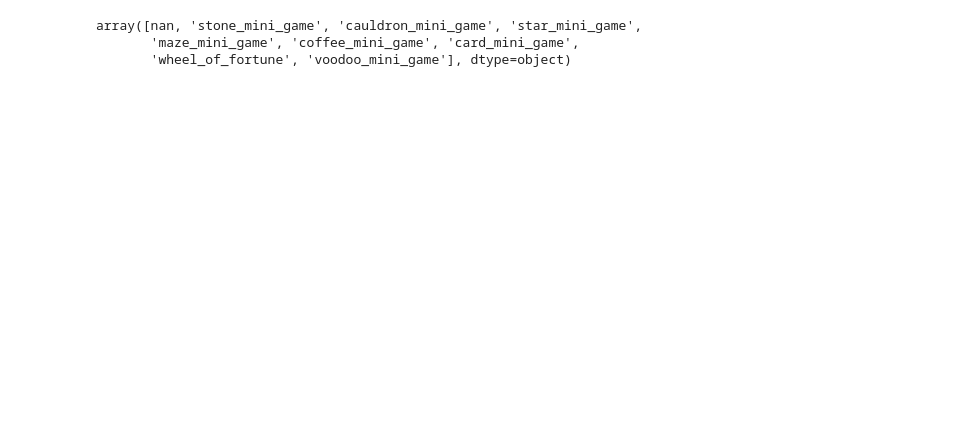
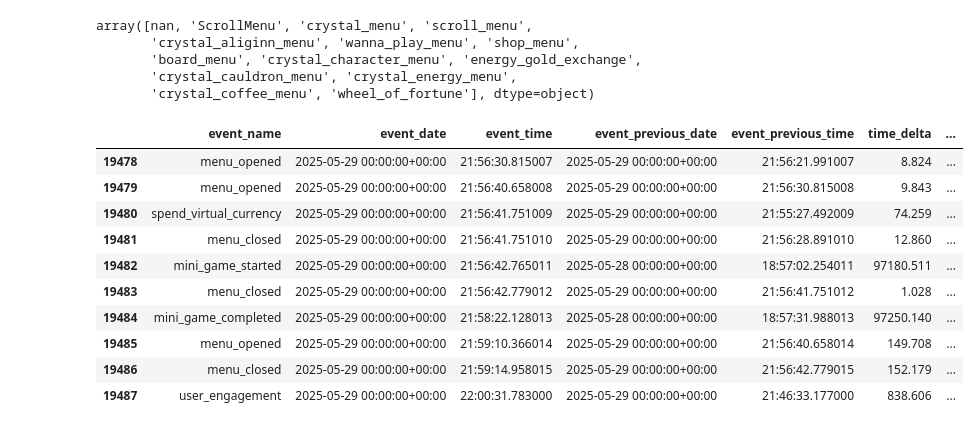
Before and after one commit to nocsaren/emoji-oracle-analytics, a Jupyter notebook: prepare_data.ipynb, the cells around one changed output. Saved outputs shown, nothing was run; the diff lists cells and outputs as text; code cells hidden in the pictures; blank space fills up the shorter version.

```diff
--- a/prepare_data.ipynb
+++ b/prepare_data.ipynb
@@ -255,6 +242,22 @@ Cleaned data written to emojioracle-342f1.analytics_481352676.clean_data. Ready
 # %%
-df['event_params__mini_game_name'].unique()
+df['event_params__menu_name'].unique()
 # %% [output]
-array([nan, 'stone_mini_game', 'cauldron_mini_game', 'star_mini_game',
-       'maze_mini_game', 'coffee_mini_game', 'card_mini_game',
-       'wheel_of_fortune', 'voodoo_mini_game'], dtype=object)
+array([nan, 'ScrollMenu', 'crystal_menu', 'scroll_menu',
+       'crystal_aliginn_menu', 'wanna_play_menu', 'shop_menu',
+       'board_menu', 'crystal_character_menu', 'energy_gold_exchange',
+       'crystal_cauldron_menu', 'crystal_energy_menu',
+       'crystal_coffee_menu', 'wheel_of_fortune'], dtype=object)
+# %%
+df.tail(10)
+# %% [output]
+|  | event_name | event_date | event_time | event_previous_date | event_previous_time | time_delta | ... |
+| 19478 | menu_opened | 2025-05-29 00:00:00+00:00 | 21:56:30.815007 | 2025-05-29 00:00:00+00:00 | 21:56:21.991007 | 8.824 | ... |
+| 19479 | menu_opened | 2025-05-29 00:00:00+00:00 | 21:56:40.658008 | 2025-05-29 00:00:00+00:00 | 21:56:30.815008 | 9.843 | ... |
+| 19480 | spend_virtual_currency | 2025-05-29 00:00:00+00:00 | 21:56:41.751009 | 2025-05-29 00:00:00+00:00 | 21:55:27.492009 | 74.259 | ... |
+| 19481 | menu_closed | 2025-05-29 00:00:00+00:00 | 21:56:41.751010 | 2025-05-29 00:00:00+00:00 | 21:56:28.891010 | 12.860 | ... |
+| 19482 | mini_game_started | 2025-05-29 00:00:00+00:00 | 21:56:42.765011 | 2025-05-28 00:00:00+00:00 | 18:57:02.254011 | 97180.511 | ... |
+| 19483 | menu_closed | 2025-05-29 00:00:00+00:00 | 21:56:42.779012 | 2025-05-29 00:00:00+00:00 | 21:56:41.751012 | 1.028 | ... |
+| 19484 | mini_game_completed | 2025-05-29 00:00:00+00:00 | 21:58:22.128013 | 2025-05-28 00:00:00+00:00 | 18:57:31.988013 | 97250.140 | ... |
+| 19485 | menu_opened | 2025-05-29 00:00:00+00:00 | 21:59:10.366014 | 2025-05-29 00:00:00+00:00 | 21:56:40.658014 | 149.708 | ... |
+| 19486 | menu_closed | 2025-05-29 00:00:00+00:00 | 21:59:14.958015 | 2025-05-29 00:00:00+00:00 | 21:56:42.779015 | 152.179 | ... |
+| 19487 | user_engagement | 2025-05-29 00:00:00+00:00 | 22:00:31.783000 | 2025-05-29 00:00:00+00:00 | 21:46:33.177000 | 838.606 | ... |
```
Also changed, not shown: parts of 18 cells of this notebook, 6 other files.
